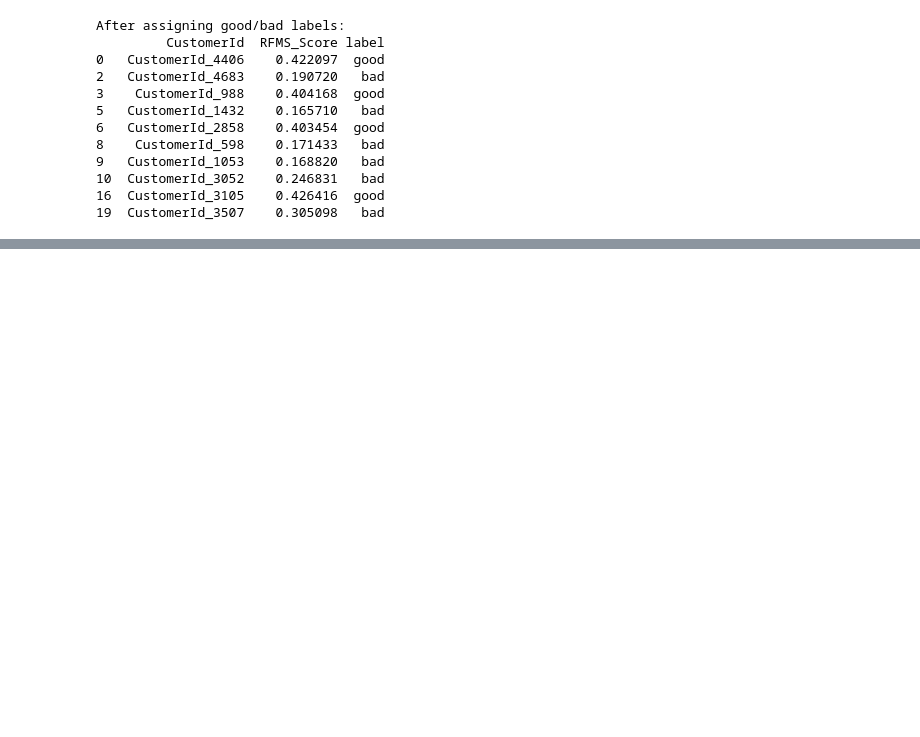
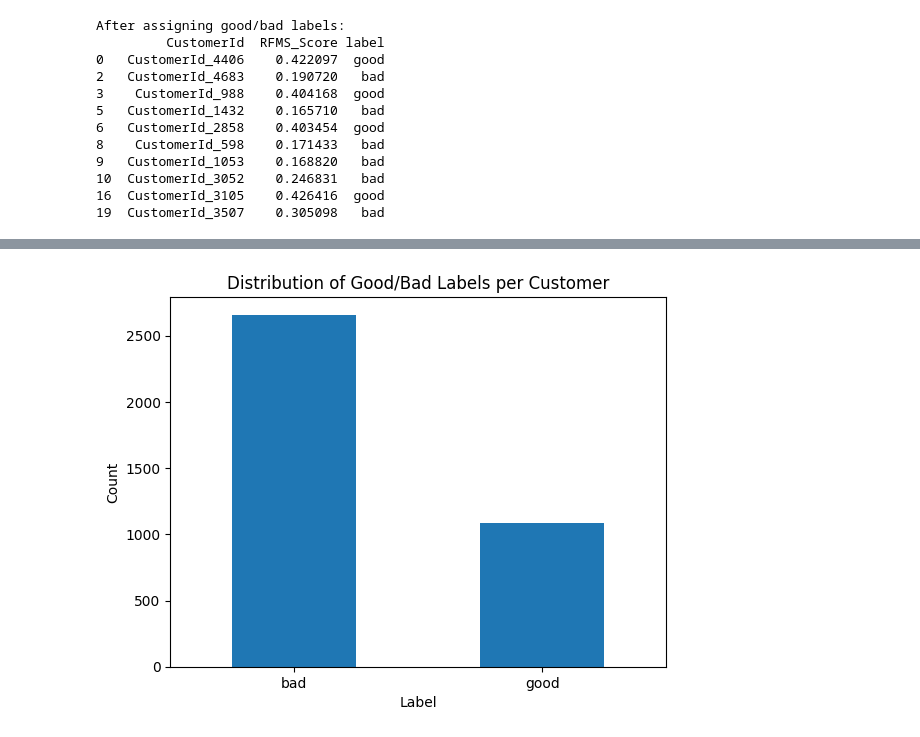
Before and after one commit to nebiyu-getachew/bati-bank-credit-scoring, a Jupyter notebook: notebooks/task_3.ipynb, the cells around one changed output, grey strips where cells are left out. Saved outputs shown, nothing was run; the diff lists cells and outputs as text; code cells hidden in the pictures; blank space fills up the shorter version.

Commit message:
Distribution of Good/Bad Labels per Customer

```diff
--- a/notebooks/task_3.ipynb
+++ b/notebooks/task_3.ipynb
@@ -266,3 +266,5 @@ After assigning good/bad labels:
 10  CustomerId_3052    0.246831   bad
 16  CustomerId_3105    0.426416  good
 19  CustomerId_3507    0.305098   bad
+# %%
+data = data.merge(rfms_scores[['Recency', 'Frequency', 'MonetaryTotal', 'MonetaryAvg']], left_on='CustomerId', right_index=True, how='left')
@@ -268,0 +286,13 @@ After assigning good/bad labels:
+# %%
+# Get the counts of each label
+label_counts = data[['CustomerId', 'label']].drop_duplicates()['label'].value_counts()
+
+# Plot
+label_counts.plot(kind='bar')
+plt.title('Distribution of Good/Bad Labels per Customer')
+plt.xlabel('Label')
+plt.ylabel('Count')
+plt.xticks(rotation=0)  # Keeps the label names horizontal
+plt.show()
+# %% [output]
+[figure, added]
```
Also changed, not shown: parts of 1 cell of this notebook, 2 other files.
